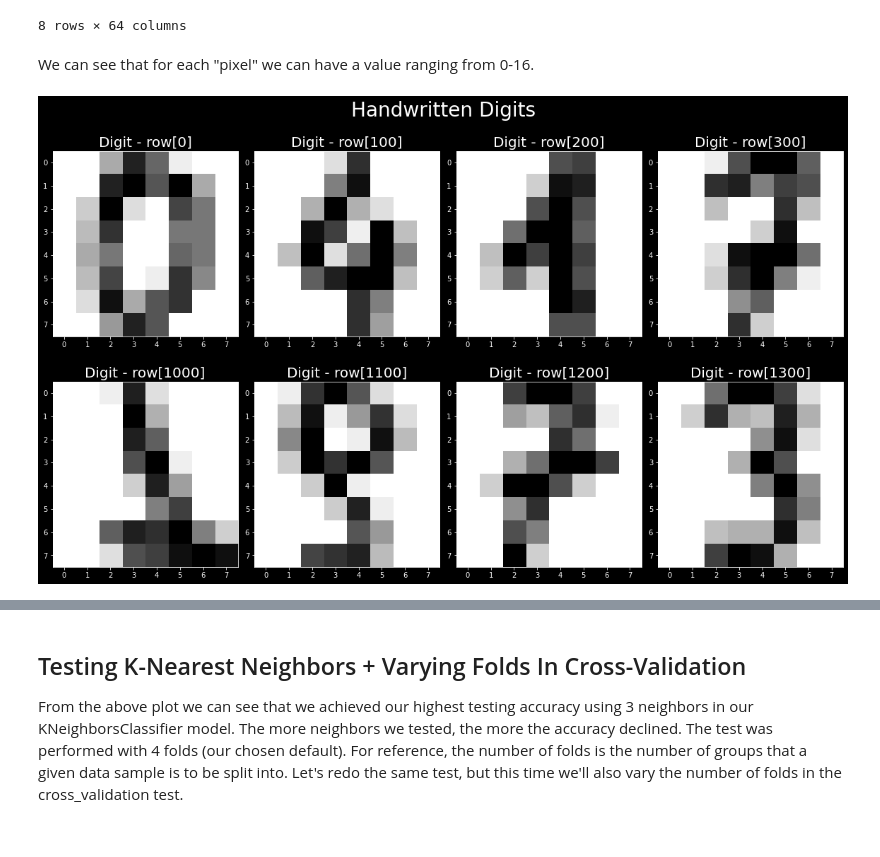
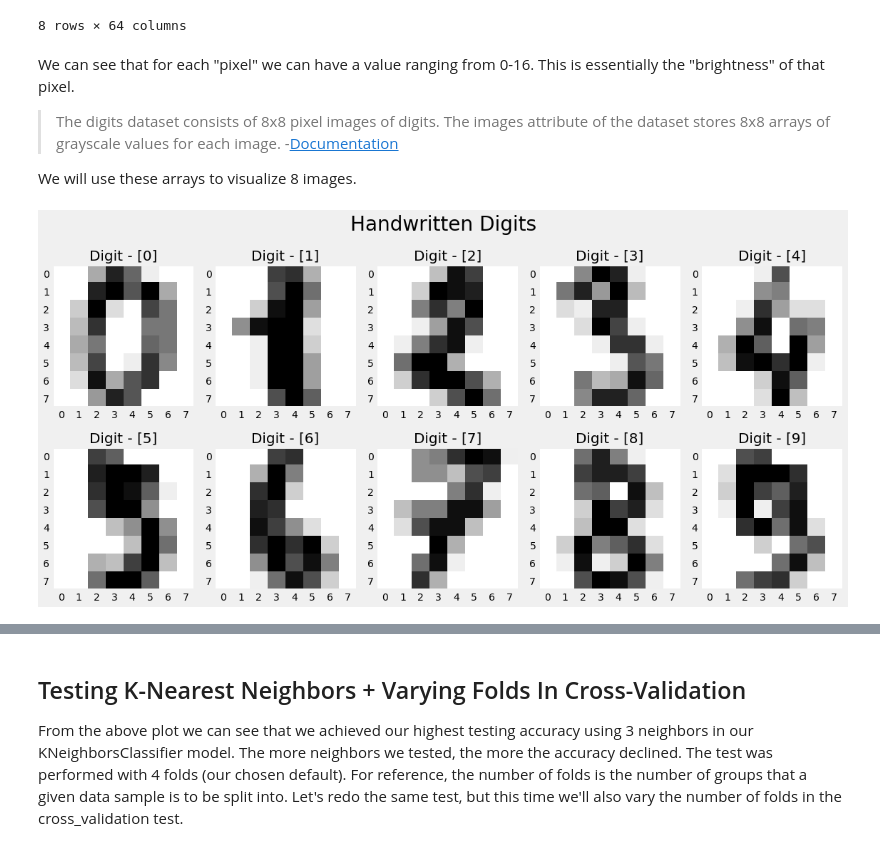
Before and after one commit to noah-kg/handwritten-digit-classifier, a Jupyter notebook: Handwritten Digits Classifier.ipynb, the cells around one changed output, grey strips where cells are left out. Saved outputs shown, nothing was run; the diff lists cells and outputs as text; code cells hidden in the pictures.

Commit message:
updated plots to use 'fivethirtyeight' style, displayed 0-9 in beginning

```diff
--- a/Handwritten Digits Classifier.ipynb
+++ b/Handwritten Digits Classifier.ipynb
@@ -66,30 +66,36 @@ data.describe()
 | max | 0.0 | 8.000000 | 16.000000 | 16.000000 | 16.000000 | 16.000000 | 16.000000 | 15.000000 | 2.000000 | 16.000000 | ... | ... |
 8 rows × 64 columns
 # %% [markdown]
-We can see that for each "pixel" we can have a value ranging from 0-16.
+We can see that for each "pixel" we can have a value ranging from 0-16. This is essentially the "brightness" of that pixel.
+
+>The digits dataset consists of 8x8 pixel images of digits. The images attribute of the dataset stores 8x8 arrays of grayscale values for each image. -[Documentation](https://scikit-learn.org/stable/auto_examples/classification/plot_digits_classification.html#sphx-glr-auto-examples-classification-plot-digits-classification-py)
+
+We will use these arrays to visualize 8 images.
 # %%
 def show_digit(images):
     #figure setup
-    fig = plt.figure(figsize=(16,10))
+    fig = plt.figure(figsize=(16,8))
     fig.suptitle('Handwritten Digits', fontsize=28)
     dim = len(data.iloc[0])
 
     #loop through images to display
     for i, image in enumerate(images):
         #create and configure ax object
-        ax = fig.tight_layout(pad=1)
-        ax = fig.add_subplot(2,4,i+1)
-        ax.set_title(f'Digit - row[{image}]', fontsize=20)
+        ax = fig.tight_layout()
+        ax = fig.add_subplot(2,5,i+1)
+        ax.set_title(f'Digit - [{image}]', fontsize=20)
         xy = np.arange(0, dim, 1)
         ax.set_xticks(xy, fontsize=14)
         ax.set_yticks(xy, fontsize=14)
+        ax.grid(False)
 
         #actual plot
         ax.imshow(data.iloc[image].values.reshape(8,8), cmap='gray_r')
 
     plt.show()
 # %%
-images = [0, 100, 200, 300, 1000, 1100, 1200, 1300]
+# images = [0, 100, 200, 300, 1000, 1100, 1200, 1300]
+images = [0, 1, 2, 3, 4, 5, 6, 7, 8, 9]
 show_digit(images)
 # %% [output]
-[figure, old version]
+[figure, new version]
```
Also changed, not shown: parts of 39 cells of this notebook.
